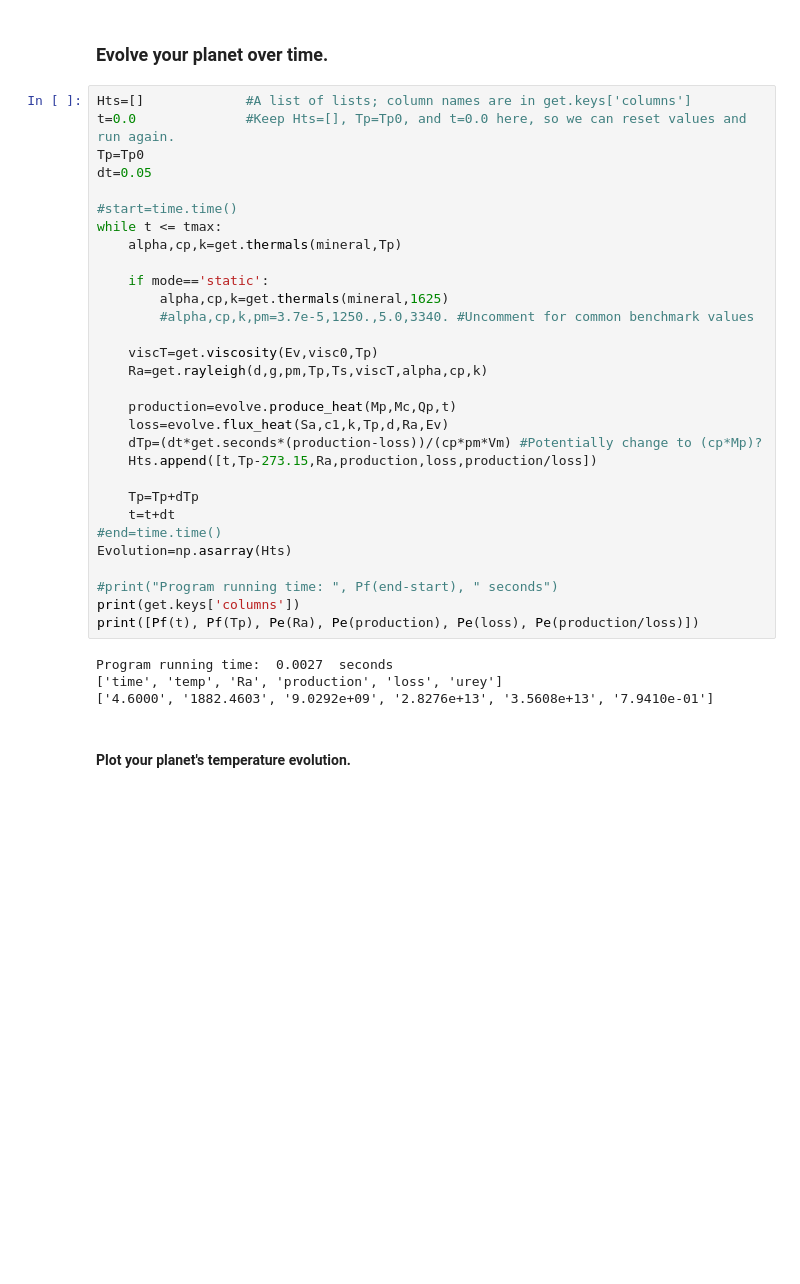
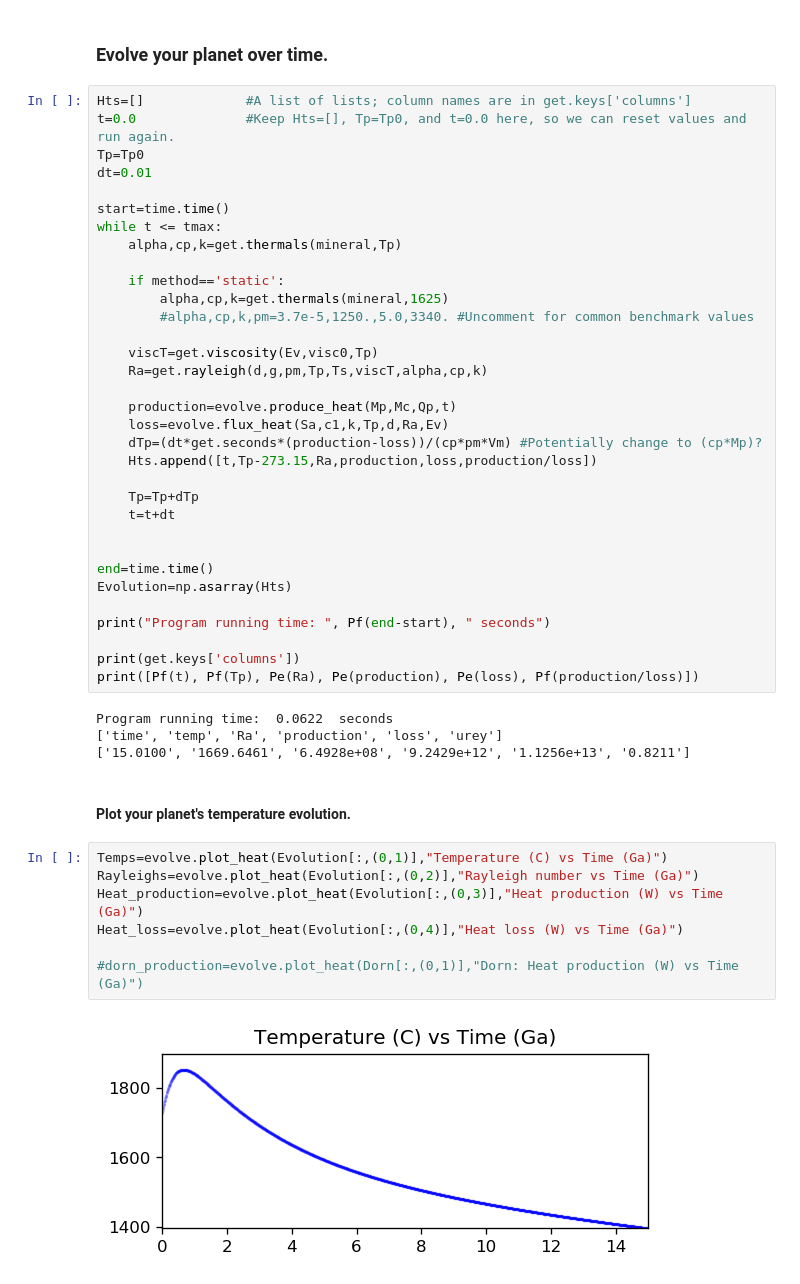
Before and after one commit to camerianm/ExoEvo, a Jupyter notebook: ExoEvo.ipynb, the cells around one changed output. Saved outputs shown, nothing was run; the diff lists cells and outputs as text; blank space fills up the shorter version.

```diff
--- a/ExoEvo.ipynb
+++ b/ExoEvo.ipynb
@@ -51,13 +184,13 @@ c1,Ev,visc0: 0.5000 3.0000e+05 4.0000e+10
 Hts=[]             #A list of lists; column names are in get.keys['columns']
 t=0.0              #Keep Hts=[], Tp=Tp0, and t=0.0 here, so we can reset values and run again.
 Tp=Tp0
-dt=0.05
+dt=0.01
 
-#start=time.time()
+start=time.time()
 while t <= tmax:
     alpha,cp,k=get.thermals(mineral,Tp)
 
-    if mode=='static':
+    if method=='static':
         alpha,cp,k=get.thermals(mineral,1625)
         #alpha,cp,k,pm=3.7e-5,1250.,5.0,3340. #Uncomment for common benchmark values
 
@@ -71,15 +204,27 @@ while t <= tmax:
 
     Tp=Tp+dTp
     t=t+dt
-#end=time.time()
+
+
+end=time.time()
 Evolution=np.asarray(Hts)
 
-#print("Program running time: ", Pf(end-start), " seconds")
+print("Program running time: ", Pf(end-start), " seconds")
+
 print(get.keys['columns'])
-print([Pf(t), Pf(Tp), Pe(Ra), Pe(production), Pe(loss), Pe(production/loss)])
+print([Pf(t), Pf(Tp), Pe(Ra), Pe(production), Pe(loss), Pf(production/loss)])
 # %% [output]
-Program running time:  0.0027  seconds
+Program running time:  0.0622  seconds
 ['time', 'temp', 'Ra', 'production', 'loss', 'urey']
-['4.6000', '1882.4603', '9.0292e+09', '2.8276e+13', '3.5608e+13', '7.9410e-01']
+['15.0100', '1669.6461', '6.4928e+08', '9.2429e+12', '1.1256e+13', '0.8211']
 # %% [markdown]
 #### Plot your planet's temperature evolution.
+# %%
+Temps=evolve.plot_heat(Evolution[:,(0,1)],"Temperature (C) vs Time (Ga)")
+Rayleighs=evolve.plot_heat(Evolution[:,(0,2)],"Rayleigh number vs Time (Ga)")
+Heat_production=evolve.plot_heat(Evolution[:,(0,3)],"Heat production (W) vs Time (Ga)")
+Heat_loss=evolve.plot_heat(Evolution[:,(0,4)],"Heat loss (W) vs Time (Ga)")
+
+#dorn_production=evolve.plot_heat(Dorn[:,(0,1)],"Dorn: Heat production (W) vs Time (Ga)")
+# %% [output]
+[figure, added]
```
Also changed, not shown: parts of 11 cells of this notebook, 3 other files.
